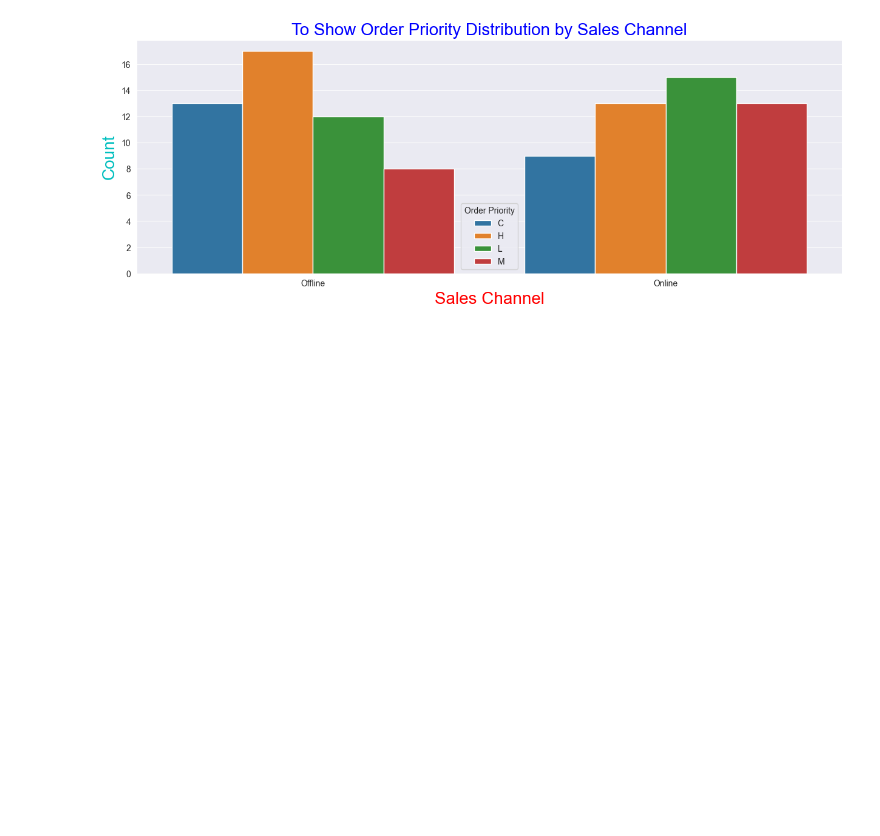
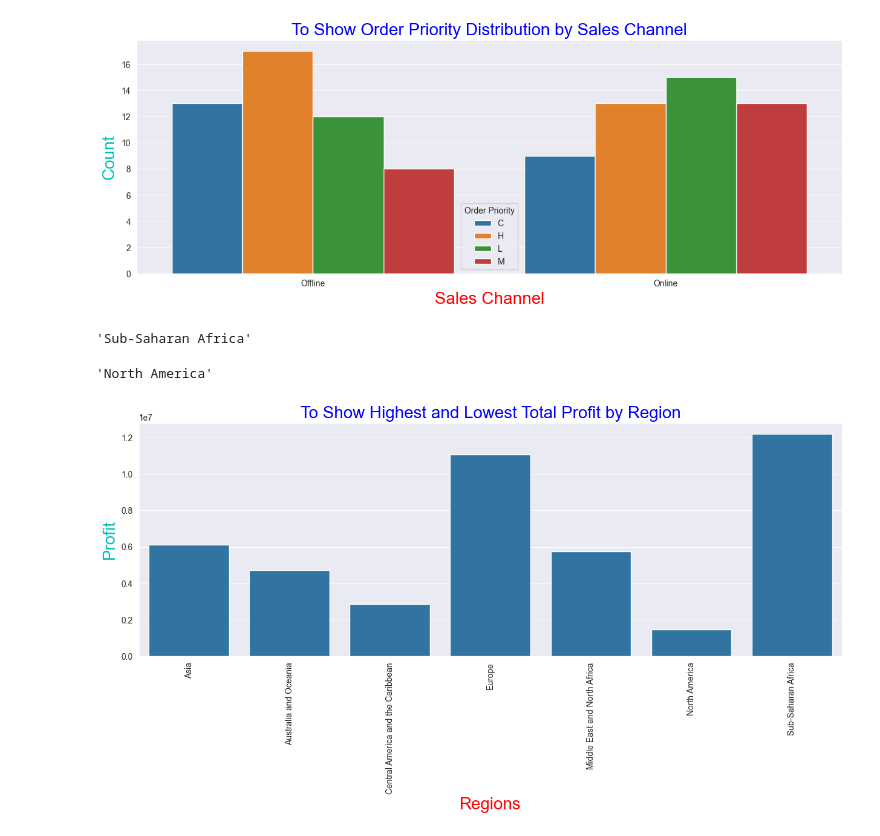
Before and after one commit to gdprasad1201/Amazon-Sales-Data-Analytics-Mini-Project, a Jupyter notebook: sales.ipynb, the cells around one changed output. Saved outputs shown, nothing was run; the diff lists cells and outputs as text; code cells hidden in the pictures; blank space fills up the shorter version.

```diff
--- a/sales.ipynb
+++ b/sales.ipynb
@@ -196,3 +196,27 @@ plt.ylabel('Count', fontsize = 20, color = 'c')
 plt.show()
 # %% [output]
 [figure]
+# %%
+# Which regions generate the highest and lowest total profits?
+Highest_Total_Profit = data.groupby(data['Region'])['Total Profit'].sum()
+Highest_Total_Profit.idxmax()
+# %% [output]
+'Sub-Saharan Africa'
+# %%
+Lowest_Total_Profit = data.groupby(data['Region'])['Total Profit'].sum()
+Lowest_Total_Profit.idxmin()
+# %% [output]
+'North America'
+# %%
+group_data = data.groupby(data['Region'])['Total Profit'].sum()
+sns.set_style('darkgrid')
+plt.figure(figsize = (15,5))
+sns.barplot(x = group_data.index, y = group_data.values)
+
+plt.xticks(rotation = 90)
+plt.title('To Show Highest and Lowest Total Profit by Region', fontsize = 20, color = 'Blue')
+plt.xlabel('Regions', fontsize = 20, color = 'red')
+plt.ylabel('Profit', fontsize = 20, color = 'c')
+plt.show()
+# %% [output]
+[figure, added]
```
Also changed, not shown: parts of 12 cells of this notebook.
